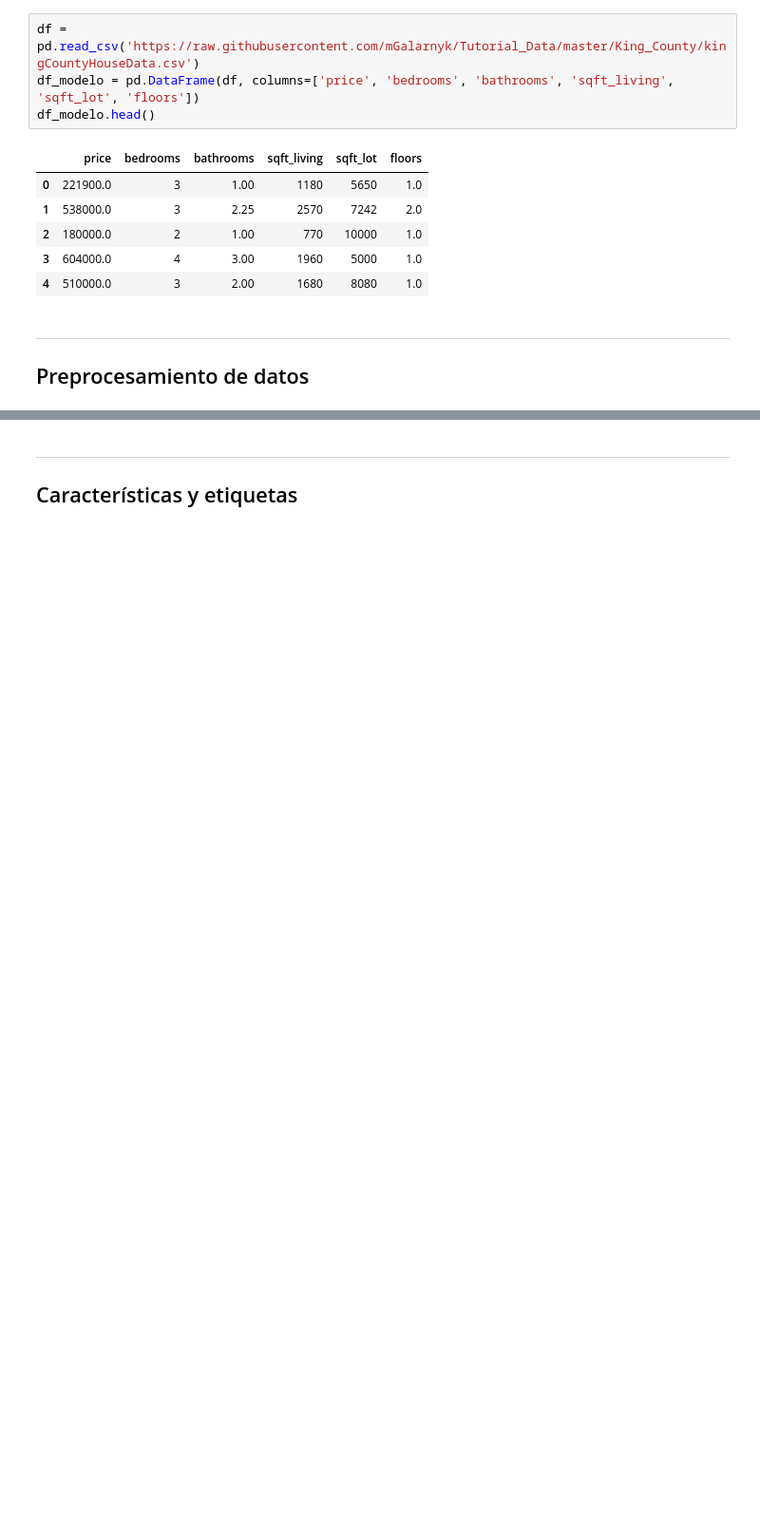
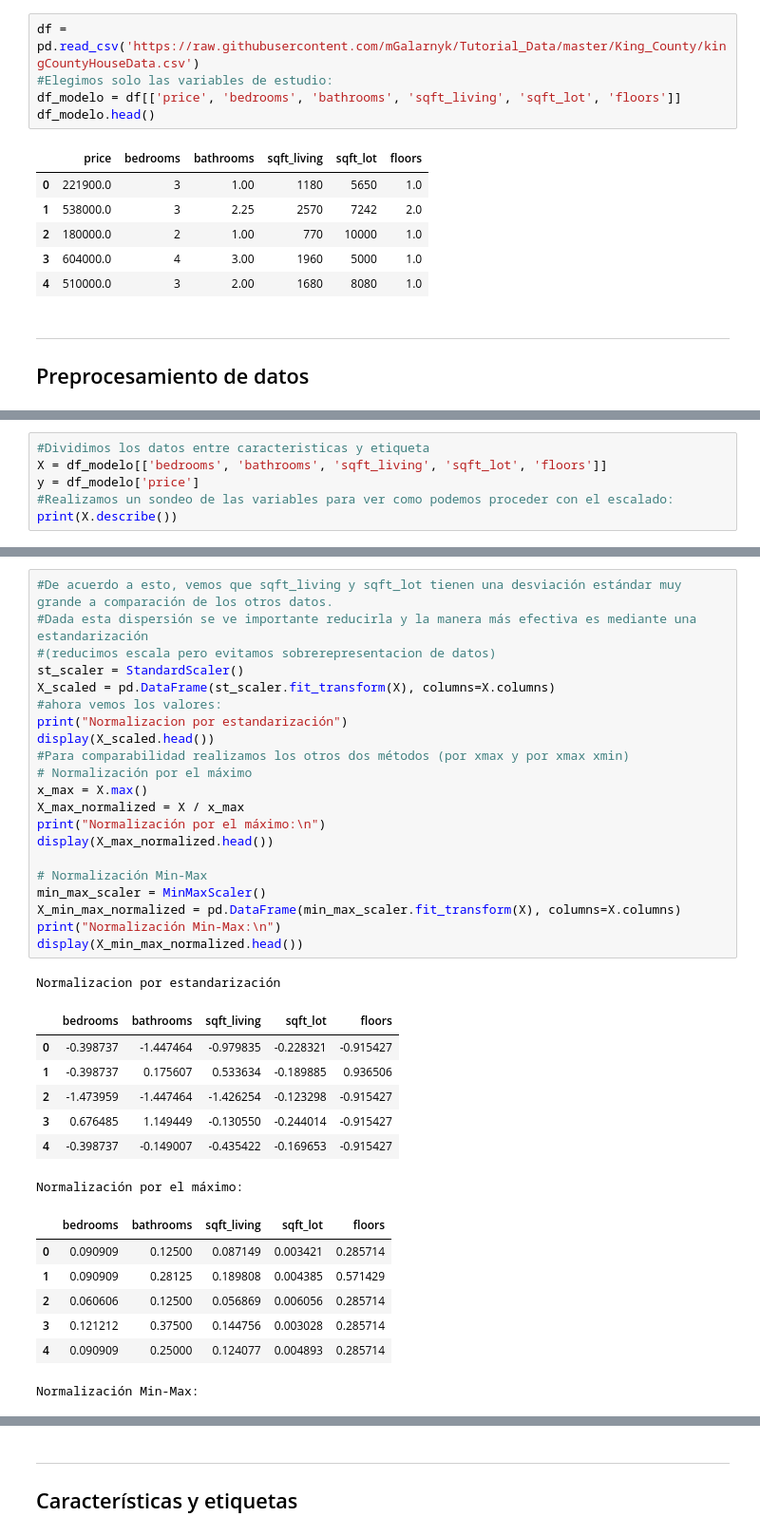
Before and after one commit to Johnny-W-05/Aprendizaje-Automatico, a Jupyter notebook: 2-Ejercicios/01-Mi-segundo-modelo-Plantilla.ipynb, the cells around one changed output, grey strips where cells are left out. Shown at 95% size. Drawn from its saved outputs; the diff is of its cells as text; blank space fills up the shorter version.

```diff
--- a/2-Ejercicios/01-Mi-segundo-modelo-Plantilla.ipynb
+++ b/2-Ejercicios/01-Mi-segundo-modelo-Plantilla.ipynb
@@ -48,7 +49,8 @@ from sklearn.model_selection import train_test_split
 Realiza la lectura de los datos y presenta las primeras filas del conjunto de datos.
 # %%
 df = pd.read_csv('https://raw.githubusercontent.com/mGalarnyk/Tutorial_Data/master/King_County/kingCountyHouseData.csv')
-df_modelo = pd.DataFrame(df, columns=['price', 'bedrooms', 'bathrooms', 'sqft_living', 'sqft_lot', 'floors'])
+#Elegimos solo las variables de estudio:
+df_modelo = df[['price', 'bedrooms', 'bathrooms', 'sqft_living', 'sqft_lot', 'floors']]
 df_modelo.head()
 # %% [output]
 |  | price | bedrooms | bathrooms | sqft_living | sqft_lot | floors |
@@ -96,0 +67,6 @@ Name: sqft_lot, dtype: float64
+# %%
+#Dividimos los datos entre caracteristicas y etiqueta
+X = df_modelo[['bedrooms', 'bathrooms', 'sqft_living', 'sqft_lot', 'floors']]
+y = df_modelo['price']
+#Realizamos un sondeo de las variables para ver como podemos proceder con el escalado:
+print(X.describe())
@@ -96,0 +83,37 @@ Name: sqft_lot, dtype: float64
+# %%
+#De acuerdo a esto, vemos que sqft_living y sqft_lot tienen una desviación estándar muy grande a comparación de los otros datos.
+#Dada esta dispersión se ve importante reducirla y la manera más efectiva es mediante una estandarización
+#(reducimos escala pero evitamos sobrerepresentacion de datos)
+st_scaler = StandardScaler()
+X_scaled = pd.DataFrame(st_scaler.fit_transform(X), columns=X.columns)
+#ahora vemos los valores:
+print("Normalizacion por estandarización")
+display(X_scaled.head())
+#Para comparabilidad realizamos los otros dos métodos (por xmax y por xmax xmin)
+# Normalización por el máximo
+x_max = X.max()
+X_max_normalized = X / x_max
+print("Normalización por el máximo:\n")
+display(X_max_normalized.head())
+
+# Normalización Min-Max
+min_max_scaler = MinMaxScaler()
+X_min_max_normalized = pd.DataFrame(min_max_scaler.fit_transform(X), columns=X.columns)
+print("Normalización Min-Max:\n")
+display(X_min_max_normalized.head())
+# %% [output]
+Normalizacion por estandarización
+|  | bedrooms | bathrooms | sqft_living | sqft_lot | floors |
+| 0 | -0.398737 | -1.447464 | -0.979835 | -0.228321 | -0.915427 |
+| 1 | -0.398737 | 0.175607 | 0.533634 | -0.189885 | 0.936506 |
+| 2 | -1.473959 | -1.447464 | -1.426254 | -0.123298 | -0.915427 |
+| 3 | 0.676485 | 1.149449 | -0.130550 | -0.244014 | -0.915427 |
+| 4 | -0.398737 | -0.149007 | -0.435422 | -0.169653 | -0.915427 |
+Normalización por el máximo:
+|  | bedrooms | bathrooms | sqft_living | sqft_lot | floors |
+| 0 | 0.090909 | 0.12500 | 0.087149 | 0.003421 | 0.285714 |
+| 1 | 0.090909 | 0.28125 | 0.189808 | 0.004385 | 0.571429 |
+| 2 | 0.060606 | 0.12500 | 0.056869 | 0.006056 | 0.285714 |
+| 3 | 0.121212 | 0.37500 | 0.144756 | 0.003028 | 0.285714 |
+| 4 | 0.090909 | 0.25000 | 0.124077 | 0.004893 | 0.285714 |
+Normalización Min-Max:
```
Also changed, not shown: parts of 15 cells of this notebook.
